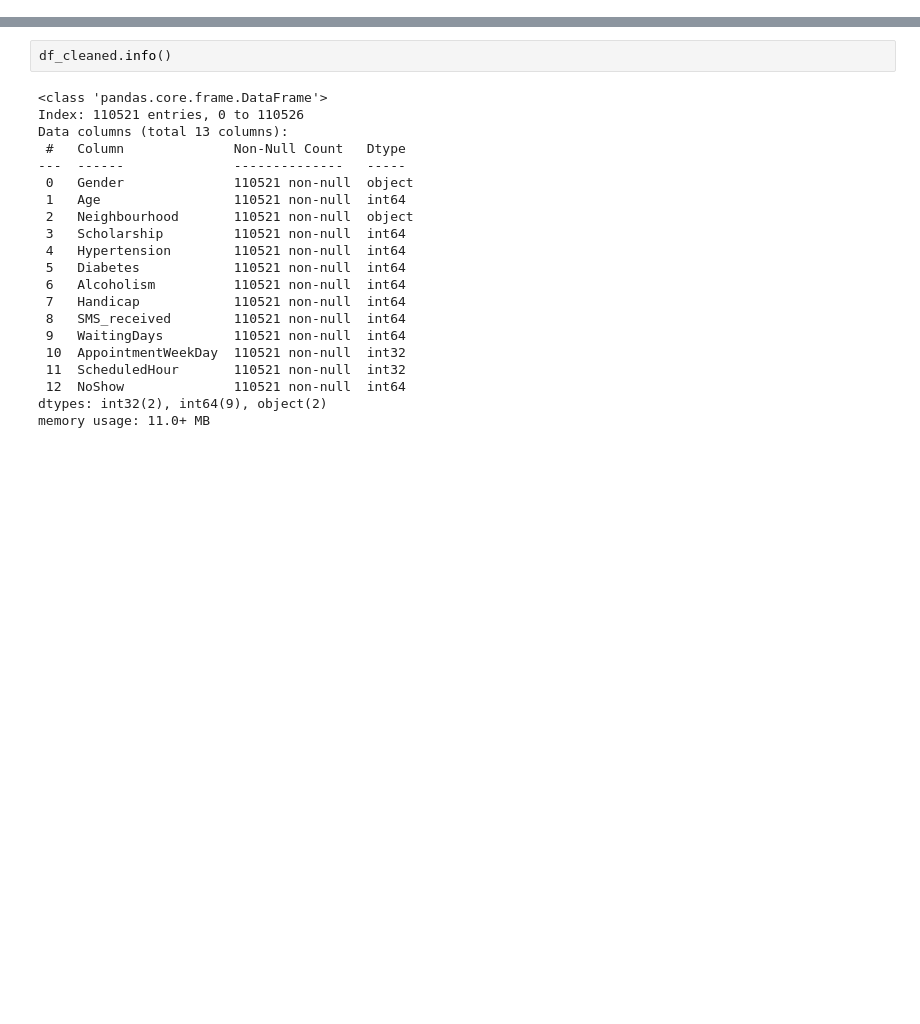
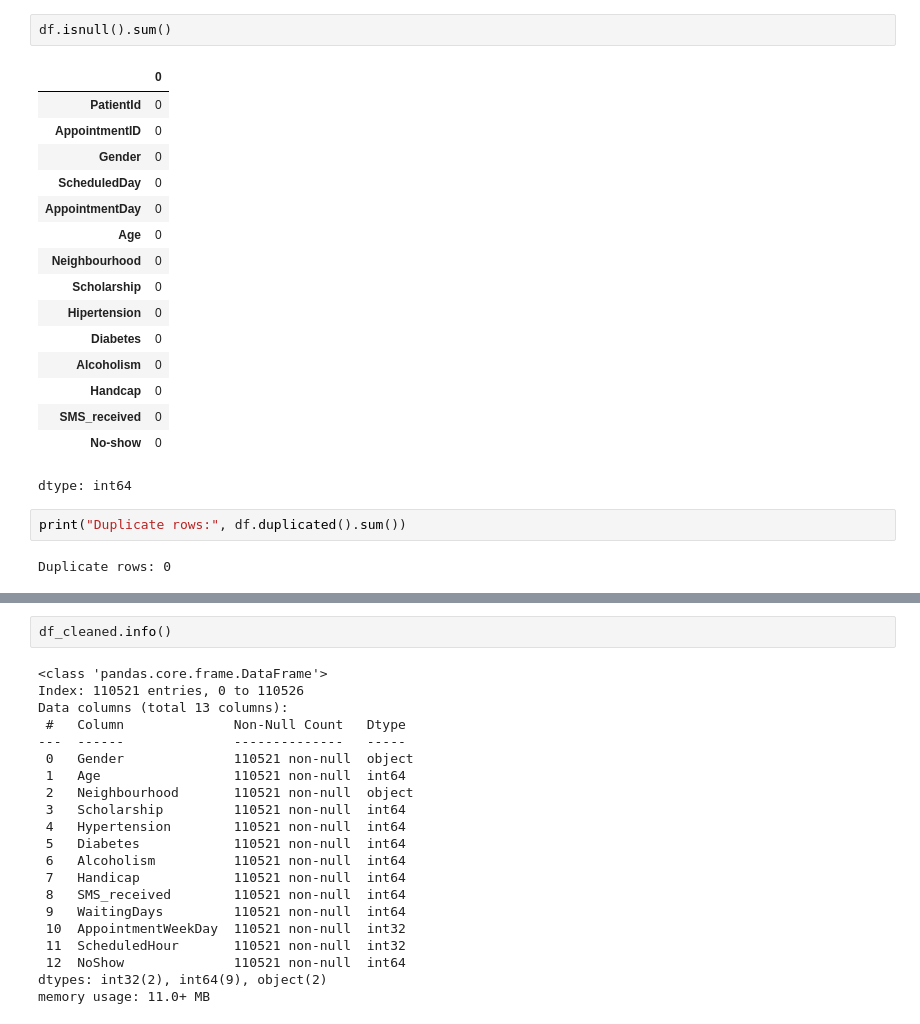
Before and after one commit to Elsaterziu/ml-project, a Jupyter notebook: notebooks/patient_no_show_prediction.ipynb, the cells around one changed output, grey strips where cells are left out. Cells and saved outputs as stored; diff of their text form; blank space fills up the shorter version.

```diff
--- a/notebooks/patient_no_show_prediction.ipynb
+++ b/notebooks/patient_no_show_prediction.ipynb
@@ -31,0 +82,23 @@ dtype: int64
+# %%
+df.isnull().sum()
+# %% [output]
+|  | 0 |
+| PatientId | 0 |
+| AppointmentID | 0 |
+| Gender | 0 |
+| ScheduledDay | 0 |
+| AppointmentDay | 0 |
+| Age | 0 |
+| Neighbourhood | 0 |
+| Scholarship | 0 |
+| Hipertension | 0 |
+| Diabetes | 0 |
+| Alcoholism | 0 |
+| Handcap | 0 |
+| SMS_received | 0 |
+| No-show | 0 |
+dtype: int64
+# %%
+print("Duplicate rows:", df.duplicated().sum())
+# %% [output]
+Duplicate rows: 0
```
Also changed, not shown: parts of 47 cells of this notebook.
